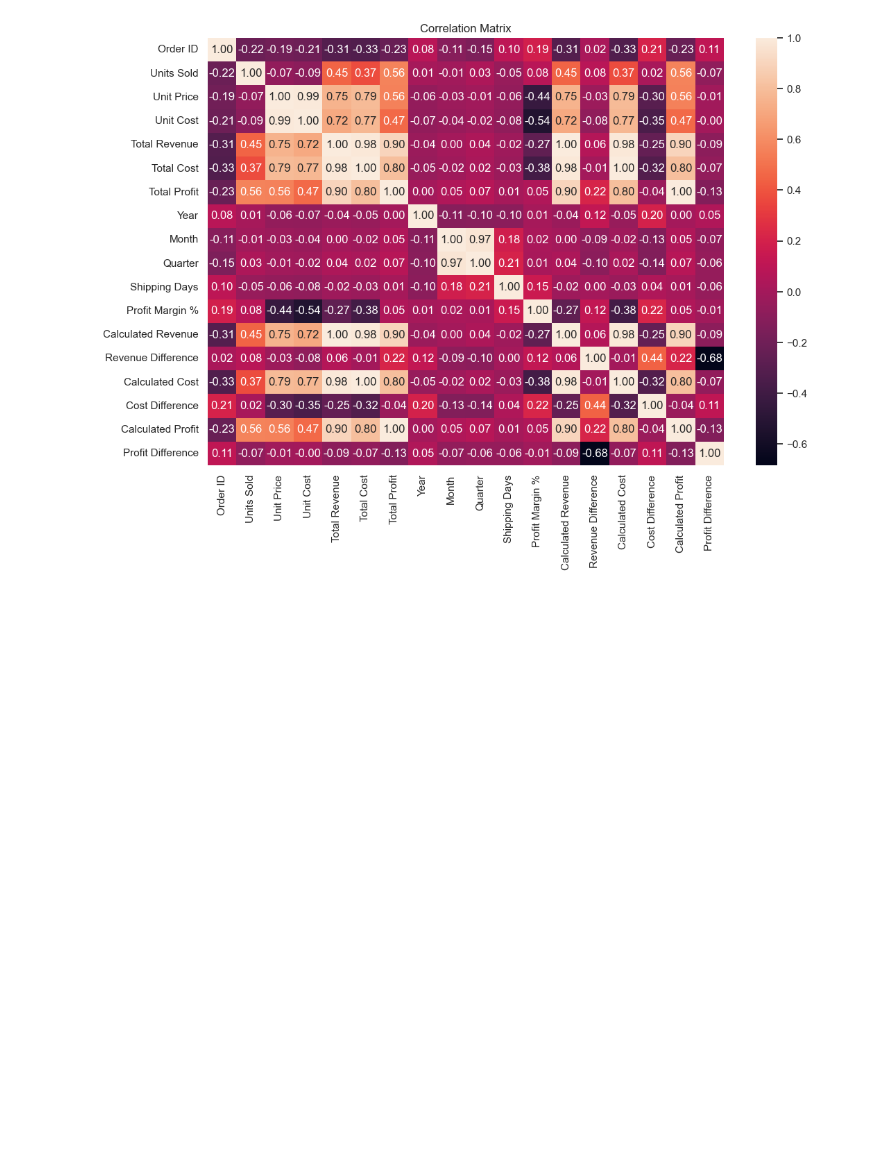
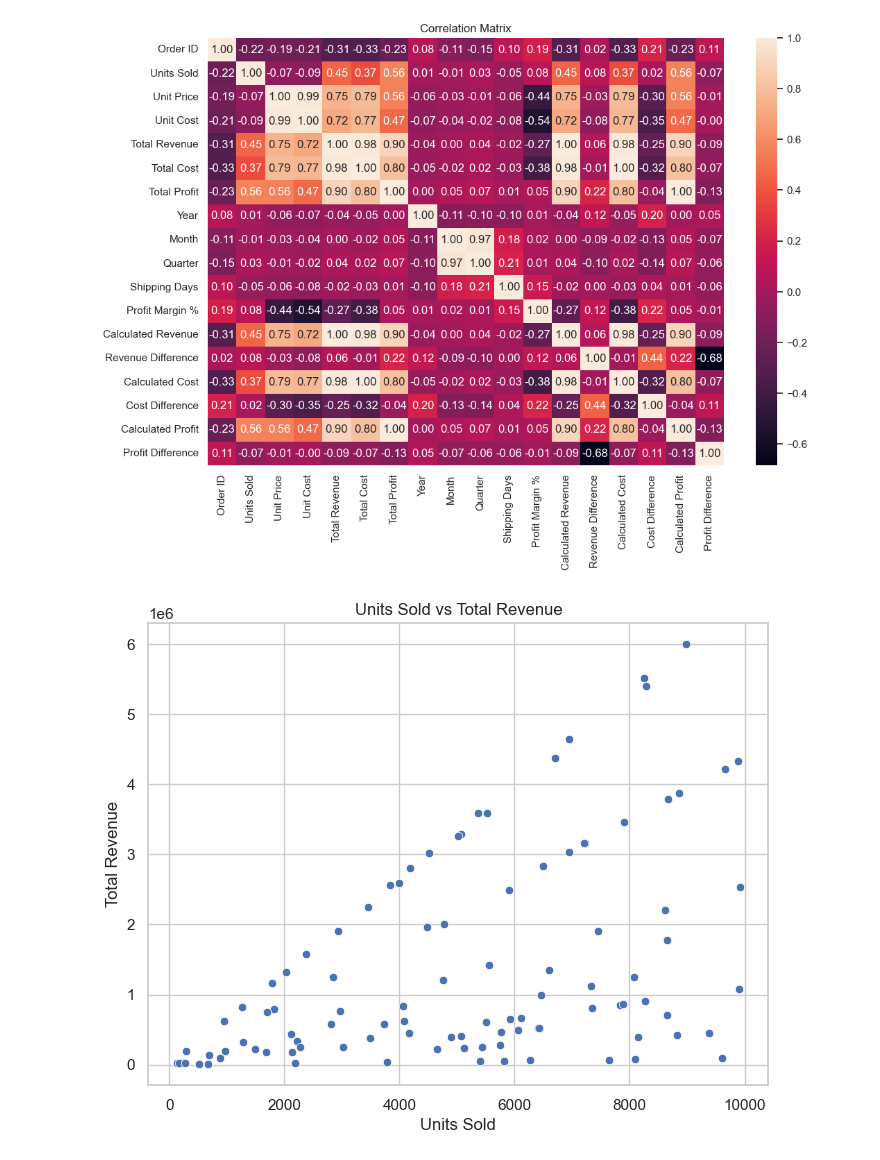
Before and after one commit to Ebin21/Amazon-Sales-Data-Analysis-using-python, a Jupyter notebook: Amazon-Sales.ipynb, the cells around one changed output. Cells and saved outputs as stored; diff of their text form; code cells hidden in the pictures; blank space fills up the shorter version.

```diff
--- a/Amazon-Sales.ipynb
+++ b/Amazon-Sales.ipynb
@@ -696,3 +696,17 @@ plt.title('Correlation Matrix')
 plt.show()
 # %% [output]
 [figure]
+# %%
+plt.figure(figsize=(8, 6))
+
+sns.scatterplot(
+    data=df,
+    x='Units Sold',
+    y='Total Revenue'
+)
+
+plt.title('Units Sold vs Total Revenue')
+
+plt.show()
+# %% [output]
+[figure, added]
```
